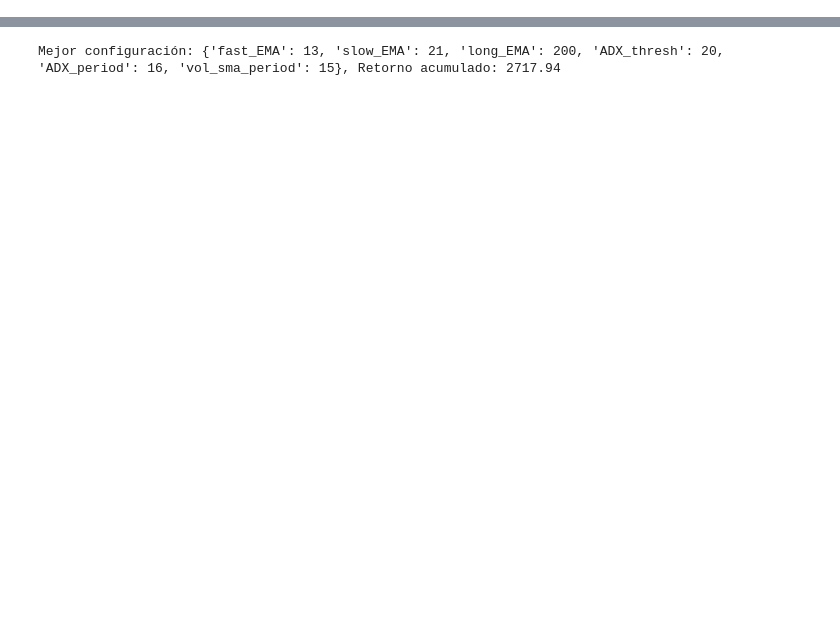
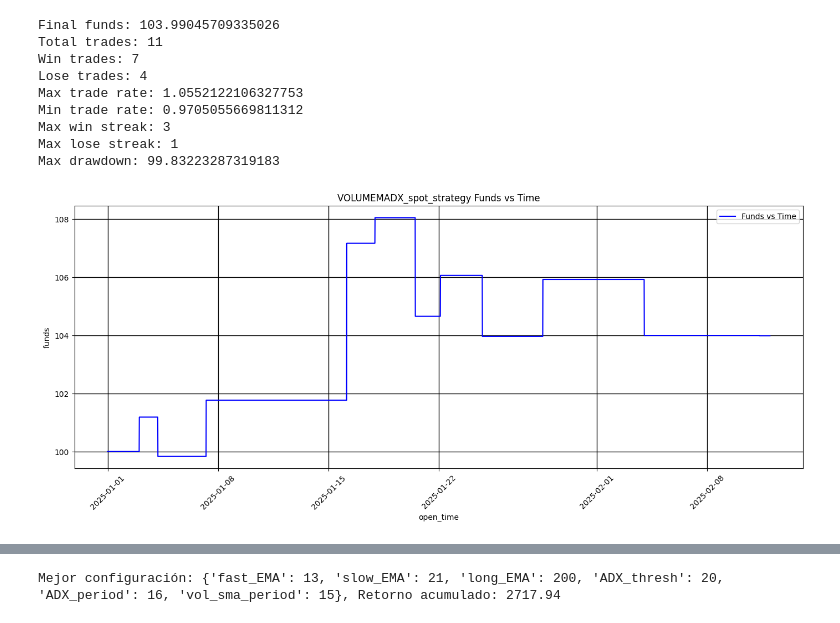
Before and after one commit to Pliperkiller/PhyNancy, a Jupyter notebook: data_analisys/da_param_optimization.ipynb, the cells around one changed output, grey strips where cells are left out. Drawn from its saved outputs; the diff is of its cells as text; code cells hidden in the pictures; blank space fills up the shorter version.

```diff
--- a/data_analisys/da_param_optimization.ipynb
+++ b/data_analisys/da_param_optimization.ipynb
@@ -96,0 +109,14 @@ Best parameters: {'fast_EMA': 11, 'slow_EMA': 24, 'long_EMA': 193, 'ADX_thresh':
+# %%
+values = best_params
+detailed_true_backtest(df, VOLUMEMADX_spot_strategy, **values)
+# %% [output]
+Final funds: 103.99045709335026
+Total trades: 11
+Win trades: 7
+Lose trades: 4
+Max trade rate: 1.0552122106327753
+Min trade rate: 0.9705055669811312
+Max win streak: 3
+Max lose streak: 1
+Max drawdown: 99.83223287319183
+[figure, added]
```
Also changed, not shown: parts of 6 cells of this notebook, 3 other files.
